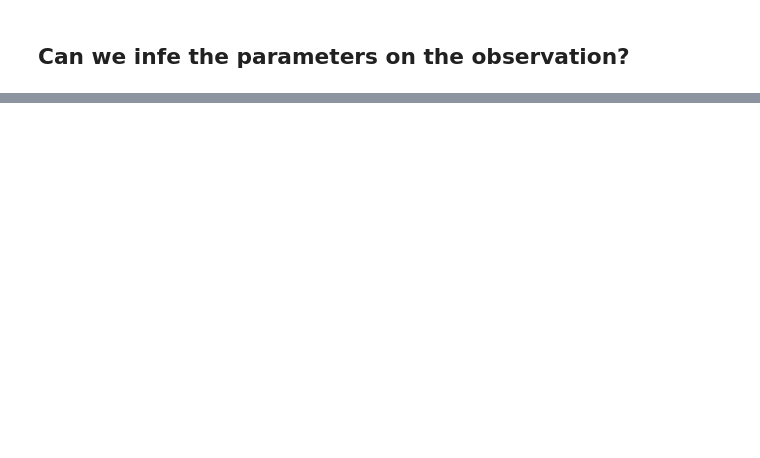
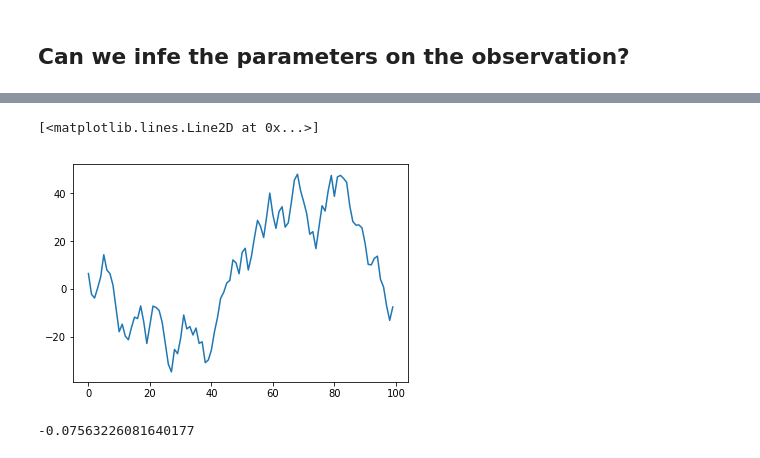
Before and after one commit to robineriksson/abcGBM, a Jupyter notebook: notebooks/Normal toy example.ipynb, the cells around one changed output, grey strips where cells are left out. Cells and saved outputs as stored; diff of their text form; code cells hidden in the pictures; blank space fills up the shorter version.

```diff
--- a/notebooks/Normal toy example.ipynb
+++ b/notebooks/Normal toy example.ipynb
@@ -241,0 +285,9 @@ infered: [-0.07563226081640168, 5.789556691100006]
+# %%
+def getWeights(model, obs_ss):
+    mu = np.zeros(len(model.estimators_))
+    for index, tree in enumerate(model.estimators_):
+        mu[index] = tree.predict(obs_ss)
+    return(mu)
+# %%
+omega = getWeights(model_1, obs_ss_pci)
+print(omega)
@@ -241,0 +312,9 @@ infered: [-0.07563226081640168, 5.789556691100006]
+# %%
+plt.plot(np.cumsum(omega))
+# %% [output]
+[<matplotlib.lines.Line2D at 0x...>]
+[figure, added]
+# %%
+omega.mean()
+# %% [output]
+-0.07563226081640177
```
Also changed, not shown: parts of 14 cells of this notebook, 1 other file.
